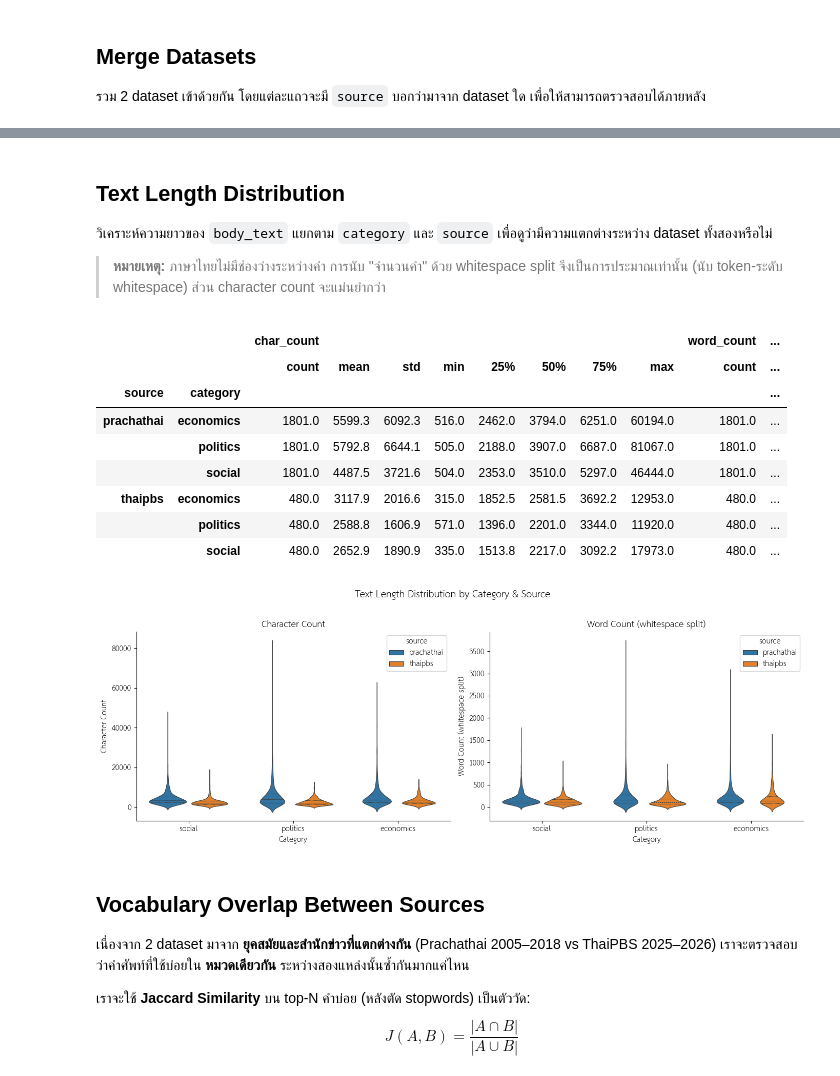
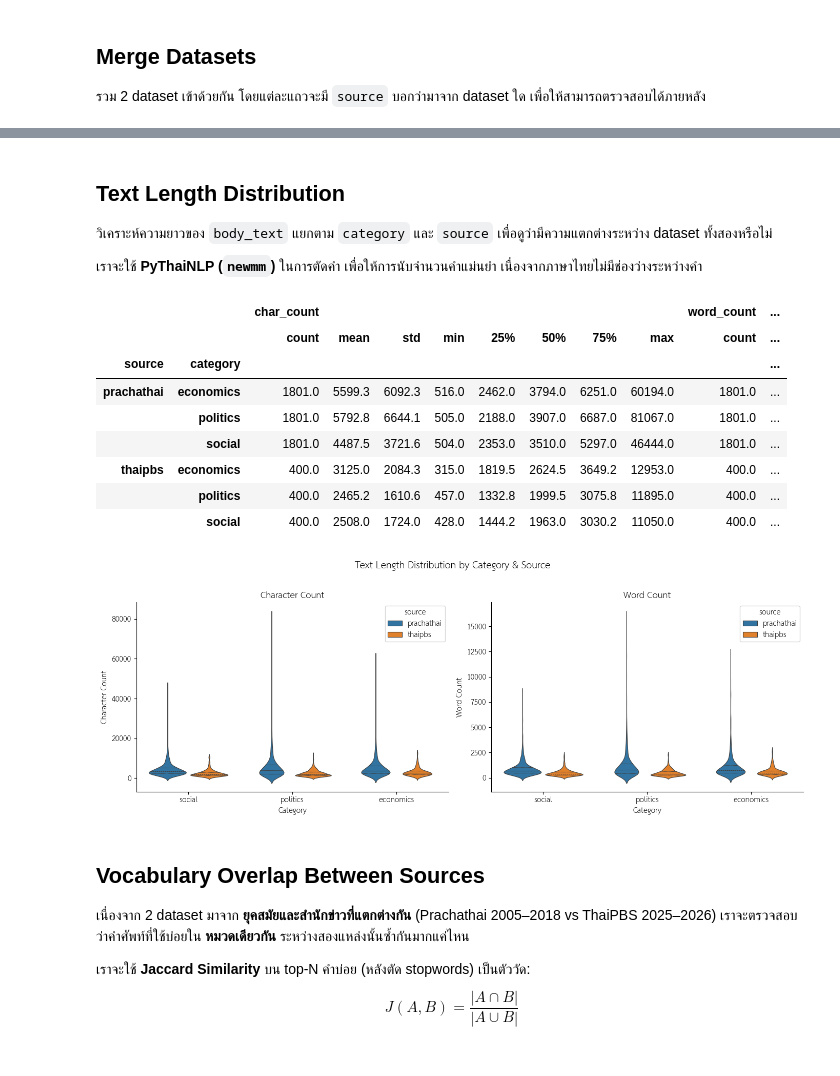
Before and after one commit to lemasc/nlp-news-thai, a Jupyter notebook: 01-data-engineer/merge-normalize-dataset.ipynb, the cells around one changed output, grey strips where cells are left out. Saved outputs shown, nothing was run; the diff lists cells and outputs as text; code cells hidden in the pictures.

```diff
--- a/01-data-engineer/merge-normalize-dataset.ipynb
+++ b/01-data-engineer/merge-normalize-dataset.ipynb
@@ -547,10 +531,15 @@ Total: 6843
 
 วิเคราะห์ความยาวของ `body_text` แยกตาม `category` และ `source` เพื่อดูว่ามีความแตกต่างระหว่าง dataset ทั้งสองหรือไม่
 
-> **หมายเหตุ:** ภาษาไทยไม่มีช่องว่างระหว่างคำ การนับ "จำนวนคำ" ด้วย whitespace split จึงเป็นการประมาณเท่านั้น (นับ token-ระดับ whitespace) ส่วน character count จะแม่นยำกว่า
+เราจะใช้ **PyThaiNLP (`newmm`)** ในการตัดคำ เพื่อให้การนับจำนวนคำแม่นยำ เนื่องจากภาษาไทยไม่มีช่องว่างระหว่างคำ
+# %%
+from pythainlp.tokenize import word_tokenize
+
+def tokenize(text):
+    return word_tokenize(str(text), engine="newmm", keep_whitespace=False)
 # %%
 merged_df["char_count"] = merged_df["body_text"].str.len()
-merged_df["word_count"] = merged_df["body_text"].str.split().str.len()
+merged_df["word_count"] = merged_df["body_text"].apply(lambda t: len(tokenize(t)))
 
 merged_df.groupby(["source", "category"])[["char_count", "word_count"]].describe().round(1)
 # %% [output]
@@ -560,37 +549,37 @@ merged_df.groupby(["source", "category"])[["char_count", "word_count"]].describe
 | prachathai | economics | 1801.0 | 5599.3 | 6092.3 | 516.0 | 2462.0 | 3794.0 | 6251.0 | 60194.0 | 1801.0 | ... |
 |  | politics | 1801.0 | 5792.8 | 6644.1 | 505.0 | 2188.0 | 3907.0 | 6687.0 | 81067.0 | 1801.0 | ... |
 |  | social | 1801.0 | 4487.5 | 3721.6 | 504.0 | 2353.0 | 3510.0 | 5297.0 | 46444.0 | 1801.0 | ... |
-| thaipbs | economics | 480.0 | 3117.9 | 2016.6 | 315.0 | 1852.5 | 2581.5 | 3692.2 | 12953.0 | 480.0 | ... |
-|  | politics | 480.0 | 2588.8 | 1606.9 | 571.0 | 1396.0 | 2201.0 | 3344.0 | 11920.0 | 480.0 | ... |
-|  | social | 480.0 | 2652.9 | 1890.9 | 335.0 | 1513.8 | 2217.0 | 3092.2 | 17973.0 | 480.0 | ... |
+| thaipbs | economics | 400.0 | 3125.0 | 2084.3 | 315.0 | 1819.5 | 2624.5 | 3649.2 | 12953.0 | 400.0 | ... |
+|  | politics | 400.0 | 2465.2 | 1610.6 | 457.0 | 1332.8 | 1999.5 | 3075.8 | 11895.0 | 400.0 | ... |
+|  | social | 400.0 | 2508.0 | 1724.0 | 428.0 | 1444.2 | 1963.0 | 3030.2 | 11050.0 | 400.0 | ... |
 # %%
 fig, axes = plt.subplots(1, 2, figsize=(14, 5))
 
 for ax, metric, label in zip(
     axes,
     ["char_count", "word_count"],
-    ["Character Count", "Word Count (whitespace split)"],
+    ["Character Count", "Word Count"],
 ):
     sns.violinplot(
         data=merged_df,
         x="category",
         y=metric,
         hue="source",
         inner="quart",
         linewidth=0.8,
         gap=0.1,
         ax=ax,
     )
     ax.set_title(label)
     ax.set_xlabel("Category")
     ax.set_ylabel(label)
     sns.despine(ax=ax)
 
 plt.suptitle("Text Length Distribution by Category & Source", fontsize=13, y=1.02)
 plt.tight_layout()
 plt.show()
 # %% [output]
-[figure, old version]
+[figure, new version]
 # %% [markdown]
 ## Vocabulary Overlap Between Sources
 
```
Also changed, not shown: parts of 14 cells of this notebook.
